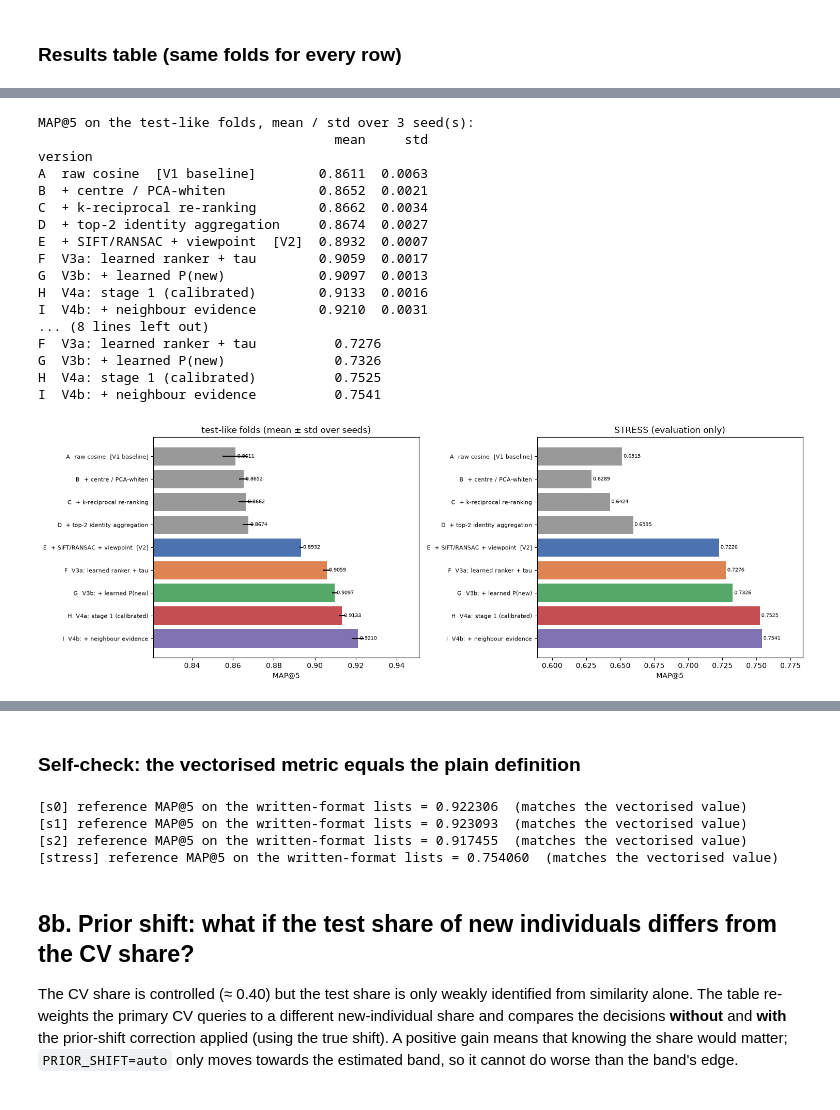
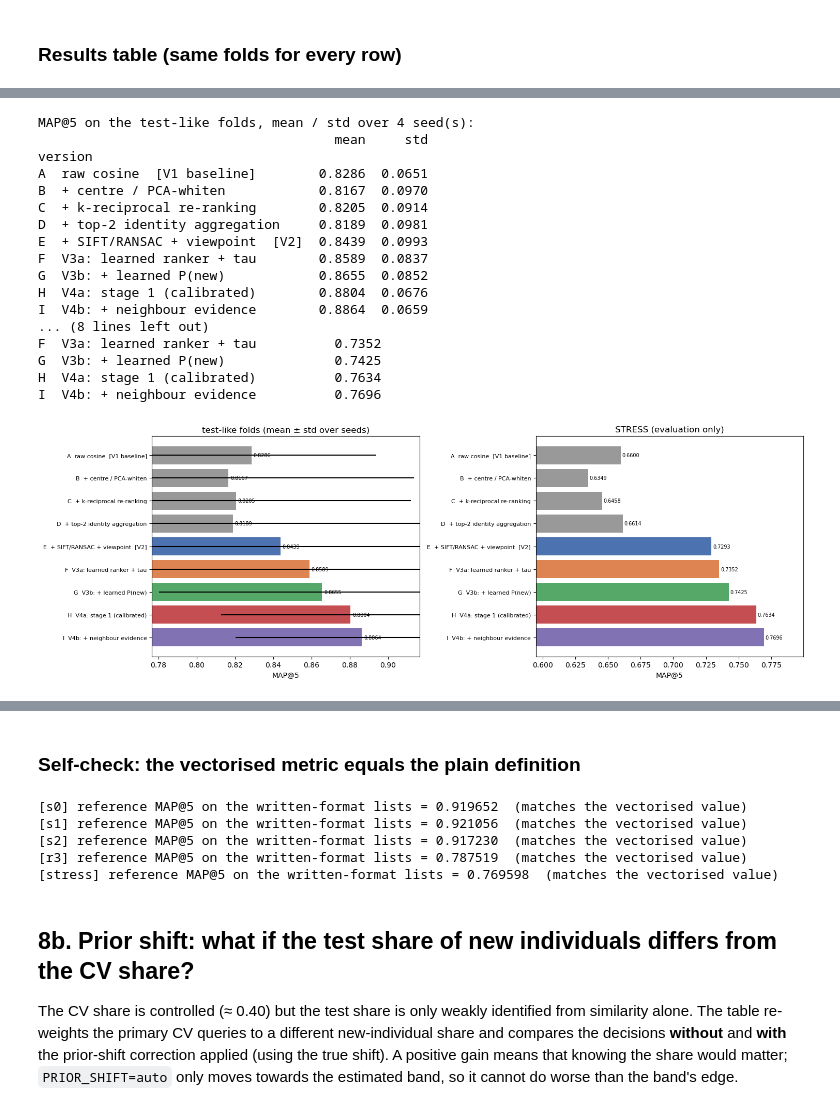
Before and after one commit to mayank24343/wildlife-reid, a Jupyter notebook: submissions/submission12_26_11.ipynb, the cells around one changed output, grey strips where cells are left out. Cells and saved outputs as stored; diff of their text form; code cells hidden in the pictures.

```diff
--- a/submissions/submission12_26_11.ipynb
+++ b/submissions/submission12_26_11.ipynb
@@ -48,7 +48,7 @@ def log(*a): print(f"[{time.time() - T_START:6.0f}s]", *a, flush=True)
 def _env_int(name, default): return int(os.environ.get(name, default))
 
 def _resolve_data_dir():
-    for c in [os.environ.get("DATA_DIR"), "/Users/nandikaroutray/Documents/IIITD/ML/reid_student_data_main", "reid_student_data_main", "."]:
+    for c in [os.environ.get("DATA_DIR"), r"C:/Users/Mayank/Downloads/projectwild3/reid_student_data_main", "reid_student_data_main", "."]:
         if c and os.path.isfile(os.path.join(c, "train.csv")): return c
     raise FileNotFoundError("train.csv not found - set the DATA_DIR environment variable to the folder that contains it.")
 DATA_DIR   = _resolve_data_dir()
@@ -65,6 +65,9 @@ N_FOLDS        = _env_int("N_FOLDS", 4)          # 4 folds: val/gallery ratio 1:
 # ---- test-like validation design (see section 2) ----
 CV_SEEDS       = tuple(int(x) for x in os.environ.get("CV_SEEDS", "0,1,2").split(","))   # independent partitions; models are trained on all of them
 RUN_STRESS     = os.environ.get("RUN_STRESS", "1") == "1"       # evaluation-only 'hard' scheme (never used for training)
+RARE_SEEDS  = tuple(int(x) for x in os.environ.get("RARE_SEEDS", "3").split(",") if x.strip())
+RARE_P_THIN = {"hyena": 0.3, "leopard": 0.8}
+RARE_KEEP   = (1, 2, 3, 4, 6)
 THETA, CAP_NEW = 0.80, 120
 PI_NEW = float(os.environ.get("PI_NEW", "0.30"))   # v6: 0.40 -> 0.30. Feature-only mixture fits put the test new-share at ~0.28-0.30 (see eda_calibration.py)                        # burst threshold (cosine), target share of images in new identities, max size of a 'new' identity
 NEW_QUERY_FRAC = PI_NEW                                         # used by the stress folds
@@ -194,6 +198,29 @@ def testlike_split(S, y, seed, k=N_FOLDS, theta=THETA, pi=PI_NEW, cap=CAP_NEW):
     for i, kk in zip(newids, rng.permutation(len(newids)) % k): fold[y == i] = kk
     return fold, set(newids)
 
+def rare_split(S, y, seed, k=N_FOLDS, theta=THETA, pi=PI_NEW, cap=CAP_NEW, p_thin=0.5, keep=RARE_KEEP, min_clusters=3):
+    n = len(y); rng = np.random.default_rng(seed + 1000)
+    groups = burst_clusters(S, y, theta); fold = np.full(n, -1); load = np.zeros(k)
+    ids_ = np.unique(y); ids_ = ids_[np.argsort(-np.array([(y == i).sum() for i in ids_]), kind="stable")]
+    for i in ids_:
+        idx = np.flatnonzero(y == i); gs = np.unique(groups[idx]); rng.shuffle(gs); off = rng.integers(k)
+        if len(gs) <= 1: continue
+        if len(gs) >= min_clusters and rng.random() < p_thin:      # thin this identity's gallery in one home fold
+            m = int(min(rng.choice(keep), len(gs) - 1)); home = int(np.argmin(load + 1e-3 * rng.random(k))); cut = len(gs) - m
+            oth = [f for f in range(k) if f != home]
+            for gk in gs[:cut]: fold[idx[groups[idx] == gk]] = home
+            for j, gk in enumerate(gs[cut:]): fold[idx[groups[idx] == gk]] = oth[(j + off) % len(oth)]
+        else:
+            for j, gk in enumerate(gs): fold[idx[groups[idx] == gk]] = (j + off) % k
+        for f_ in range(k): load[f_] += (fold[idx] == f_).sum()
+    idu, cnt = np.unique(y, return_counts=True); tot, newids = 0, []
+    for o in rng.permutation(len(idu)):
+        if tot >= pi * n: break
+        if cnt[o] > cap: continue
+        newids.append(idu[o]); tot += cnt[o]
+    for i, kk in zip(newids, rng.permutation(len(newids)) % k): fold[y == i] = kk
+    return fold, set(newids)
+
 _SIMS = {sp: _train_sim(sp) for sp in SPECIES}
 FOLDS = {}                                                   # scheme -> (fold per train row [-1 = never a query], held-out-identity flag per train row)
 for seed in CV_SEEDS:
@@ -202,6 +229,14 @@ for seed in CV_SEEDS:
         f_sp, newids = testlike_split(_SIMS[sp], ID_SP[sp], seed)
         fold[ROWS_SP[sp]] = f_sp; unseen[ROWS_SP[sp]] = np.isin(ID_SP[sp], list(newids))
     FOLDS[f"s{seed}"] = (fold, unseen)
+
+for seed in RARE_SEEDS:
+    fold = np.full(len(tr), -1); unseen = np.zeros(len(tr), bool)
+    for sp in SPECIES:
+        f_sp, newids = rare_split(_SIMS[sp], ID_SP[sp], seed, p_thin=RARE_P_THIN[sp])
+        fold[ROWS_SP[sp]] = f_sp; unseen[ROWS_SP[sp]] = np.isin(ID_SP[sp], list(newids))
+    FOLDS[f"r{seed}"] = (fold, unseen)
+
 TRS = tuple(FOLDS); PRIMARY = TRS[0]                         # TRS = schemes used for training AND validation
 
 def audit_folds(name):
@@ -1286,6 +1347,10 @@ for ax, (title, vals, err) in zip(axs[0], [("test-like folds (mean ± std over s
     lo = vals.min(); ax.set_xlim(max(0, lo - 0.04), min(1, vals.max() + 0.03)); ax.set_title(title); ax.set_xlabel("MAP@5")
     for i, v in enumerate(vals.values): ax.text(v + 0.001, i, f"{v:.4f}", va="center", fontsize=7)
 plt.tight_layout(); plt.savefig(os.path.join(FIG_DIR, "ablation.png"), dpi=130); plt.show()
+
+for pref in ("s", "r"):
+    ss_ = [s_ for s_ in TRS if s_.startswith(pref)]
+    if ss_: print(pref, ss_); print(RESULTS_DF.loc[ss_].groupby("version", sort=False)["MAP@5"].mean().round(4).to_string())
 # %% [output]
 |  |  | MAP@5 | MAP@5 (in-sample tau) | hyena | leopard | known_queries | new_queries | new@1_rate |
 | scheme | version |  |  |  |  |  |  |  |
@@ -1308,18 +1373,18 @@ plt.tight_layout(); plt.savefig(os.path.join(FIG_DIR, "ablation.png"), dpi=130);
-MAP@5 on the test-like folds, mean / std over 3 seed(s):
+MAP@5 on the test-like folds, mean / std over 4 seed(s):
                                       mean     std
 version
-A  raw cosine  [V1 baseline]        0.8611  0.0063
-B  + centre / PCA-whiten            0.8652  0.0021
-C  + k-reciprocal re-ranking        0.8662  0.0034
-D  + top-2 identity aggregation     0.8674  0.0027
-E  + SIFT/RANSAC + viewpoint  [V2]  0.8932  0.0007
-F  V3a: learned ranker + tau        0.9059  0.0017
-G  V3b: + learned P(new)            0.9097  0.0013
-H  V4a: stage 1 (calibrated)        0.9133  0.0016
-I  V4b: + neighbour evidence        0.9210  0.0031
+A  raw cosine  [V1 baseline]        0.8286  0.0651
+B  + centre / PCA-whiten            0.8167  0.0970
+C  + k-reciprocal re-ranking        0.8205  0.0914
+D  + top-2 identity aggregation     0.8189  0.0981
+E  + SIFT/RANSAC + viewpoint  [V2]  0.8439  0.0993
+F  V3a: learned ranker + tau        0.8589  0.0837
+G  V3b: + learned P(new)            0.8655  0.0852
+H  V4a: stage 1 (calibrated)        0.8804  0.0676
+I  V4b: + neighbour evidence        0.8864  0.0659
 ... (8 lines left out)
-F  V3a: learned ranker + tau          0.7276
-G  V3b: + learned P(new)              0.7326
-H  V4a: stage 1 (calibrated)          0.7525
-I  V4b: + neighbour evidence          0.7541
+F  V3a: learned ranker + tau          0.7352
+G  V3b: + learned P(new)              0.7425
+H  V4a: stage 1 (calibrated)          0.7634
+I  V4b: + neighbour evidence          0.7696
-[figure, old version]
+[figure, new version]
@@ -1333,10 +1415,11 @@ for s in ALLS:
     assert abs(ref - FIN_RES[s]["ap"].mean()) < 1e-9, (s, ref, FIN_RES[s]["ap"].mean())
     print(f"[{s}] reference MAP@5 on the written-format lists = {ref:.6f}  (matches the vectorised value)")
 # %% [output]
-[s0] reference MAP@5 on the written-format lists = 0.922306  (matches the vectorised value)
-[s1] reference MAP@5 on the written-format lists = 0.923093  (matches the vectorised value)
-[s2] reference MAP@5 on the written-format lists = 0.917455  (matches the vectorised value)
-[stress] reference MAP@5 on the written-format lists = 0.754060  (matches the vectorised value)
+[s0] reference MAP@5 on the written-format lists = 0.919652  (matches the vectorised value)
+[s1] reference MAP@5 on the written-format lists = 0.921056  (matches the vectorised value)
+[s2] reference MAP@5 on the written-format lists = 0.917230  (matches the vectorised value)
+[r3] reference MAP@5 on the written-format lists = 0.787519  (matches the vectorised value)
+[stress] reference MAP@5 on the written-format lists = 0.769598  (matches the vectorised value)
 # %% [markdown]
 ## 8b. Prior shift: what if the test share of new individuals differs from the CV share?
 The CV share is controlled (≈ 0.40) but the test share is only weakly identified from similarity alone. The table re-weights the primary CV queries to a different new-individual share and compares the decisions **without** and **with** the prior-shift correction applied (using the true shift). A positive gain means that knowing the share would matter; `PRIOR_SHIFT=auto` only moves towards the estimated band, so it cannot do worse than the band's edge.
```
Also changed, not shown: parts of 20 cells of this notebook.
